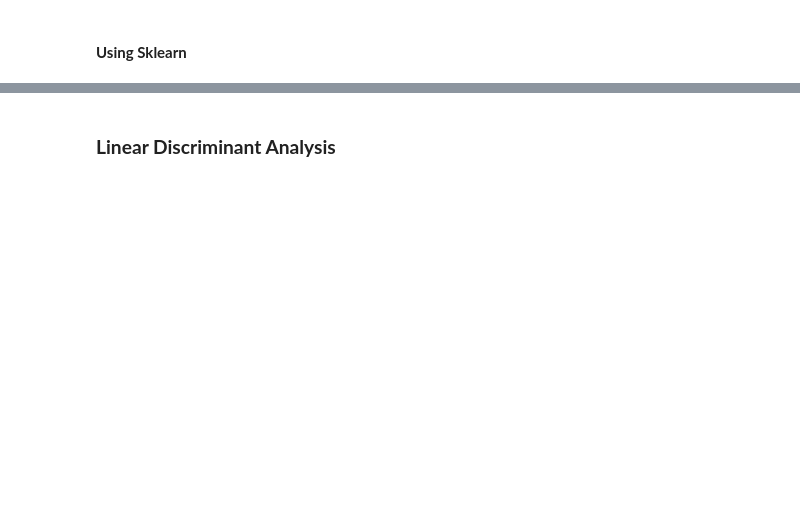
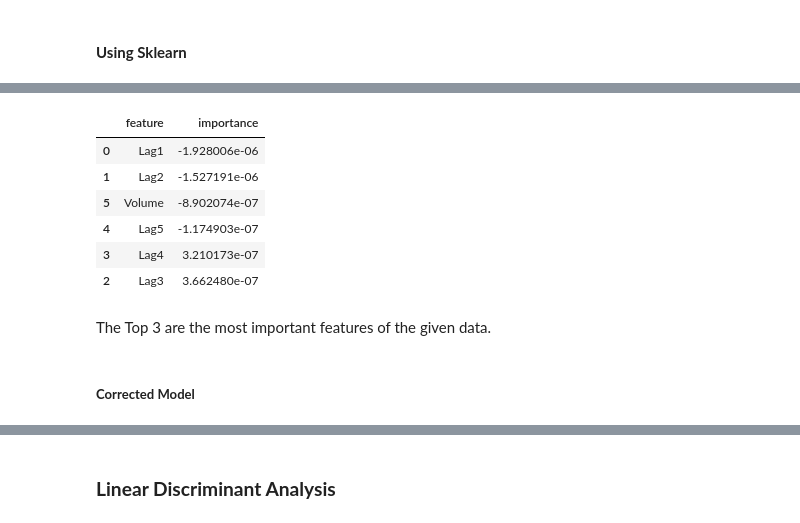
Before and after one commit to Revanthshalon/Machine-Learning, a Jupyter notebook: An Introduction to Statistical Learning/Unit 4 - Classification/Unit 4 Lab & Exercises.ipynb, the cells around one changed output, grey strips where cells are left out. Drawn from its saved outputs; the diff is of its cells as text; code cells hidden in the pictures; blank space fills up the shorter version.

```diff
--- a/An Introduction to Statistical Learning/Unit 4 - Classification/Unit 4 Lab & Exercises.ipynb
+++ b/An Introduction to Statistical Learning/Unit 4 - Classification/Unit 4 Lab & Exercises.ipynb
@@ -220,0 +409,20 @@ Accuracy:51.59%
+# %%
+cols = np.array(['Lag1','Lag2','Lag3','Lag4','Lag5','Volume']).reshape(-1,1)
+# %%
+feature_imp = pd.DataFrame(np.hstack((cols,clf.coef_.T)),columns=['feature','importance'])
+# %%
+feature_imp['importance'] = pd.to_numeric(feature_imp.importance)
+# %%
+feature_imp.sort_values(by='importance',ascending=True)
+# %% [output]
+|  | feature | importance |
+| 0 | Lag1 | -1.928006e-06 |
+| 1 | Lag2 | -1.527191e-06 |
+| 5 | Volume | -8.902074e-07 |
+| 4 | Lag5 | -1.174903e-07 |
+| 3 | Lag4 | 3.210173e-07 |
+| 2 | Lag3 | 3.662480e-07 |
+# %% [markdown]
+The Top 3 are the most important features of the given data.
+# %% [markdown]
+##### **Corrected Model**
```
Also changed, not shown: parts of 86 cells of this notebook.
